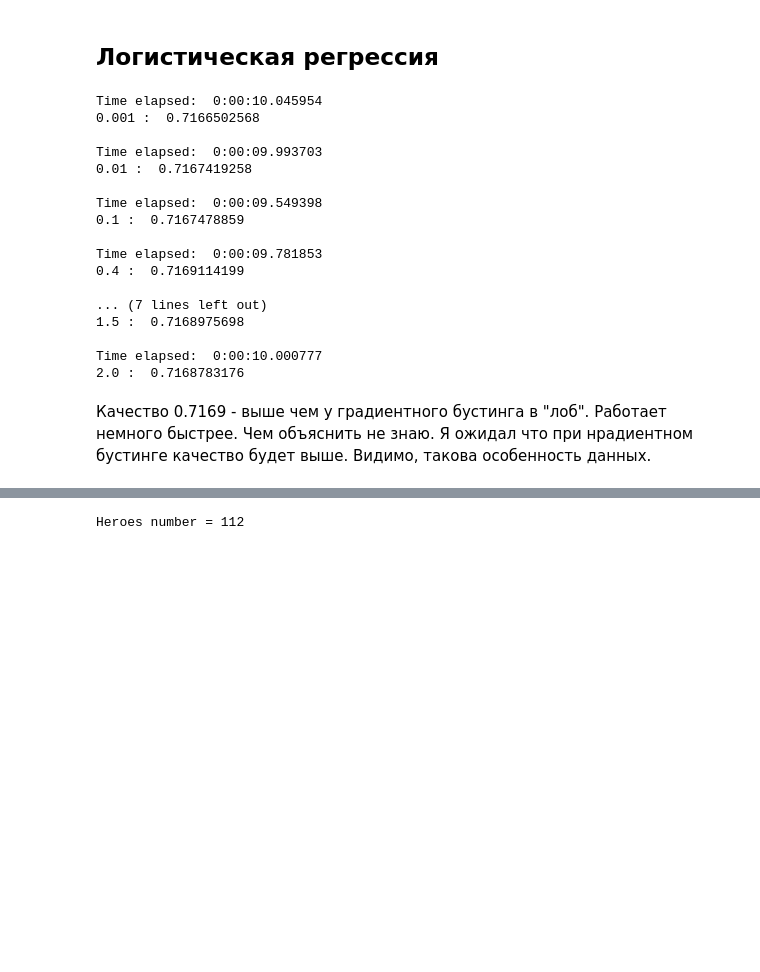
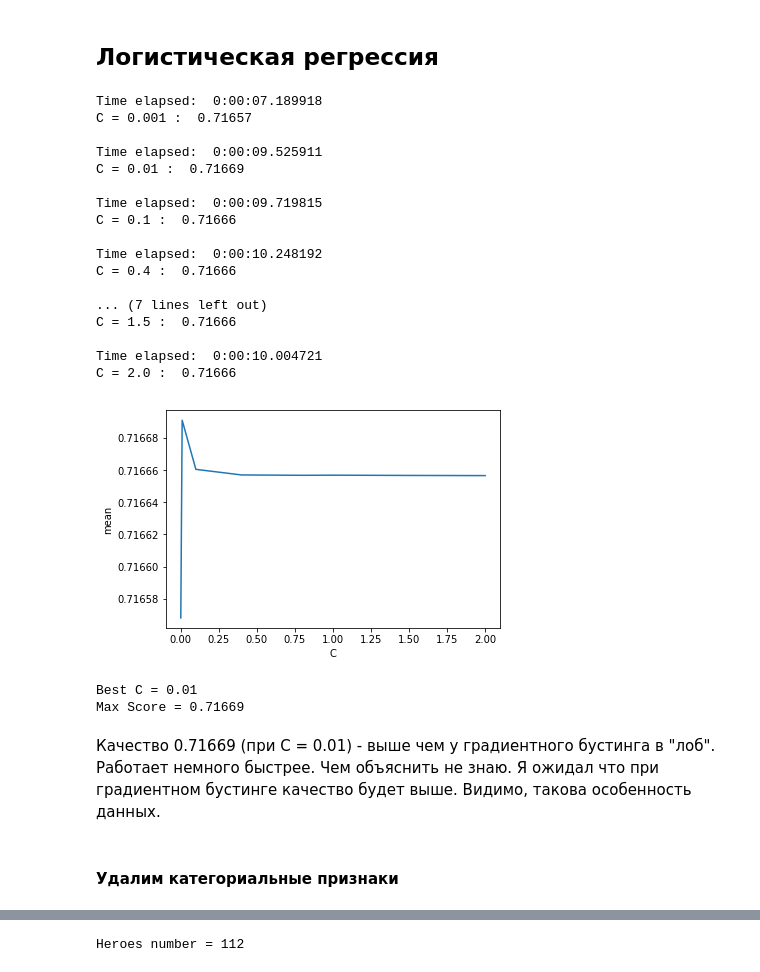
Before and after one commit to adrianoff/ml_coursera, a Jupyter notebook: open_curs/week7/Dota.ipynb, the cells around one changed output, grey strips where cells are left out. Drawn from its saved outputs; the diff is of its cells as text; code cells hidden in the pictures; blank space fills up the shorter version.

```diff
--- a/open_curs/week7/Dota.ipynb
+++ b/open_curs/week7/Dota.ipynb
@@ -107,49 +138,39 @@ for na_column in na_columns:
 # %%
 scaler = StandardScaler()
 X_scaled = pandas.DataFrame(scaler.fit_transform(X))
-# %%
-cv = KFold(n_splits=5, shuffle=True)
-
-for C in [0.001, 0.01, 0.1, 0.4, 0.8, 1.0, 1.5, 2.0]:
-    scores = []
-    start_time = datetime.datetime.now()
-
-    for train_index, test_index in cv.split(X_scaled):
-        X_train = X_scaled.iloc[train_index]
-        y_train = y.iloc[train_index]
-
-        X_test = X_scaled.iloc[test_index]
-        y_test = y.iloc[test_index]
-
-        model = LogisticRegression(penalty='l2')
-        model.fit(X_train, y_train)
-
-        predicts = model.predict_proba(X_test)[:, 1]
-        scores.append(roc_auc_score(y_true=y_test, y_score=predicts))
-
-    print('Time elapsed: ', datetime.datetime.now() - start_time)
-    print(C, ': ', round(np.mean(scores), 10))
-    print('')
-# %% [output]
-Time elapsed:  0:00:10.045954
-0.001 :  0.7166502568
-
-Time elapsed:  0:00:09.993703
-0.01 :  0.7167419258
-
-Time elapsed:  0:00:09.549398
-0.1 :  0.7167478859
-
-Time elapsed:  0:00:09.781853
-0.4 :  0.7169114199
-
-... (7 lines left out)
-1.5 :  0.7168975698
-
-Time elapsed:  0:00:10.000777
-2.0 :  0.7168783176
+# %%
+means, parameters = do_fit(X_scaled, y, [0.001, 0.01, 0.1, 0.4, 0.8, 1.0, 1.5, 2.0], 'logistic_regression')
+draw_chart(parameters, means, 'C', 'mean')
+# %% [output]
+Time elapsed:  0:00:07.189918
+C = 0.001 :  0.71657
+
+Time elapsed:  0:00:09.525911
+C = 0.01 :  0.71669
+
+Time elapsed:  0:00:09.719815
+C = 0.1 :  0.71666
+
+Time elapsed:  0:00:10.248192
+C = 0.4 :  0.71666
+
+... (7 lines left out)
+C = 1.5 :  0.71666
+
+Time elapsed:  0:00:10.004721
+C = 2.0 :  0.71666
+[figure, added]
+# %%
+max_score, best_c = max(zip(means, parameters))
+print('Best C =', best_c)
+print('Max Score =', round(max_score, 5))
+# %% [output]
+Best C = 0.01
+Max Score = 0.71669
 # %% [markdown]
-Качество 0.7169 - выше чем у градиентного бустинга в "лоб". Работает немного быстрее. Чем объяснить не знаю. Я ожидал что при нрадиентном бустинге качество будет выше. Видимо, такова особенность данных.
+Качество 0.71669 (при С = 0.01) - выше чем у градиентного бустинга в "лоб". Работает немного быстрее. Чем объяснить не знаю. Я ожидал что при градиентном бустинге качество будет выше. Видимо, такова особенность данных.
+# %% [markdown]
+#### Удалим категориальные признаки
 # %%
 categorical_features = [
     'lobby_type',
```
Also changed, not shown: parts of 24 cells of this notebook.
